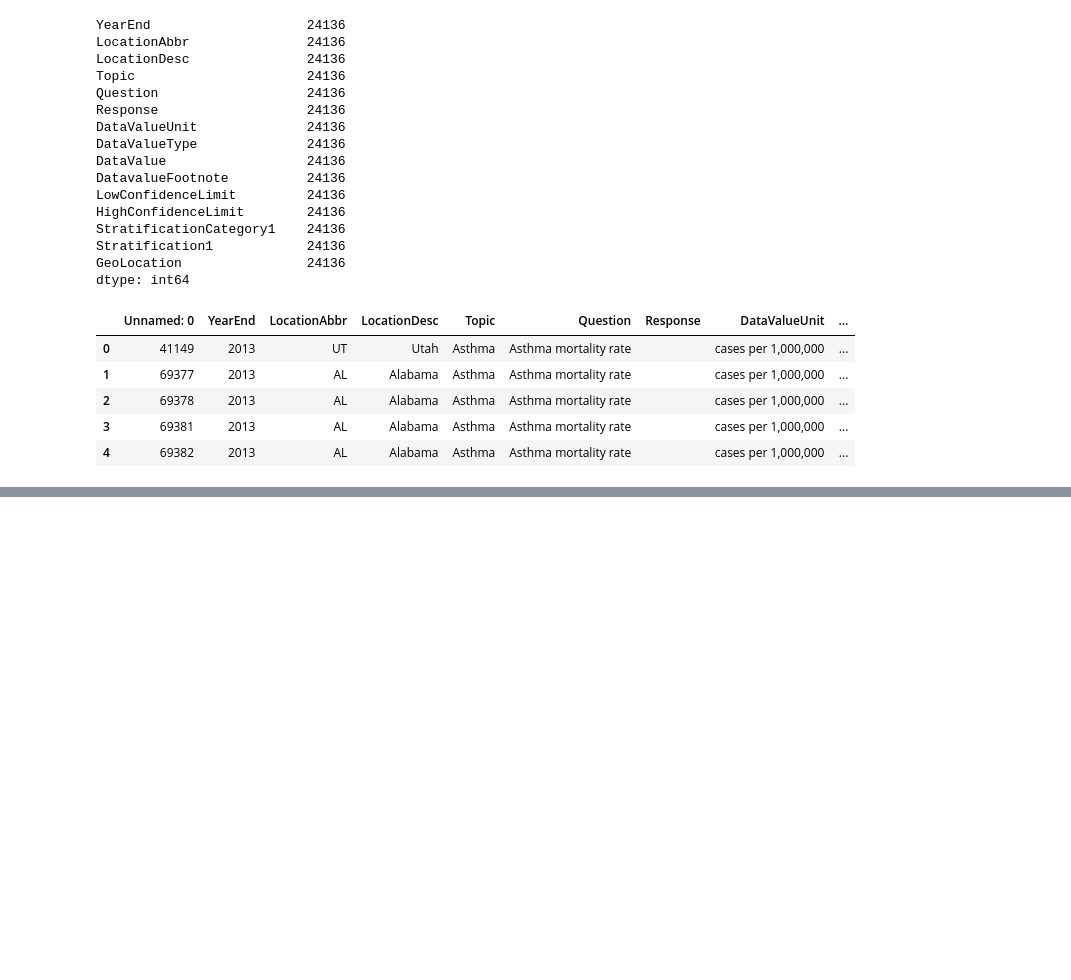
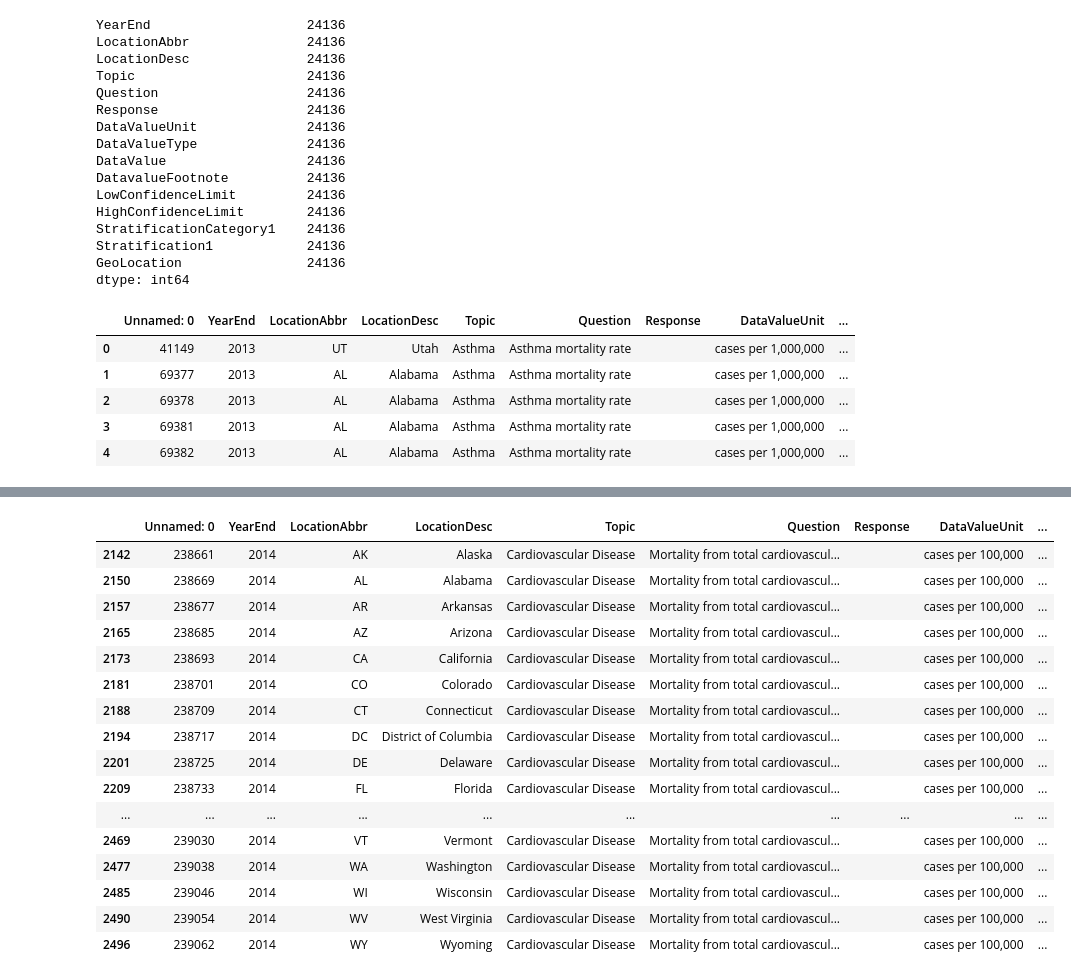
Before and after one commit to ByronIAllen/DataAnalysis_Project1, a Jupyter notebook: Chronic Disease.ipynb, the cells around one changed output, grey strips where cells are left out. Saved outputs shown, nothing was run; the diff lists cells and outputs as text; code cells hidden in the pictures; blank space fills up the shorter version.

```diff
--- a/Chronic Disease.ipynb
+++ b/Chronic Disease.ipynb
@@ -430,0 +491,21 @@ Analyzed_data1.head()
+# %%
+df1 = df[df["Question"]=='Mortality from total cardiovascular diseases']
+df1
+# %% [output]
+|  | Unnamed: 0 | YearEnd | LocationAbbr | LocationDesc | Topic | Question | Response | DataValueUnit | ... |
+| 2142 | 238661 | 2014 | AK | Alaska | Cardiovascular Disease | Mortality from total cardiovascul... |  | cases per 100,000 | ... |
+| 2150 | 238669 | 2014 | AL | Alabama | Cardiovascular Disease | Mortality from total cardiovascul... |  | cases per 100,000 | ... |
+| 2157 | 238677 | 2014 | AR | Arkansas | Cardiovascular Disease | Mortality from total cardiovascul... |  | cases per 100,000 | ... |
+| 2165 | 238685 | 2014 | AZ | Arizona | Cardiovascular Disease | Mortality from total cardiovascul... |  | cases per 100,000 | ... |
+| 2173 | 238693 | 2014 | CA | California | Cardiovascular Disease | Mortality from total cardiovascul... |  | cases per 100,000 | ... |
+| 2181 | 238701 | 2014 | CO | Colorado | Cardiovascular Disease | Mortality from total cardiovascul... |  | cases per 100,000 | ... |
+| 2188 | 238709 | 2014 | CT | Connecticut | Cardiovascular Disease | Mortality from total cardiovascul... |  | cases per 100,000 | ... |
+| 2194 | 238717 | 2014 | DC | District of Columbia | Cardiovascular Disease | Mortality from total cardiovascul... |  | cases per 100,000 | ... |
+| 2201 | 238725 | 2014 | DE | Delaware | Cardiovascular Disease | Mortality from total cardiovascul... |  | cases per 100,000 | ... |
+| 2209 | 238733 | 2014 | FL | Florida | Cardiovascular Disease | Mortality from total cardiovascul... |  | cases per 100,000 | ... |
+| ... | ... | ... | ... | ... | ... | ... | ... | ... | ... |
+| 2469 | 239030 | 2014 | VT | Vermont | Cardiovascular Disease | Mortality from total cardiovascul... |  | cases per 100,000 | ... |
+| 2477 | 239038 | 2014 | WA | Washington | Cardiovascular Disease | Mortality from total cardiovascul... |  | cases per 100,000 | ... |
+| 2485 | 239046 | 2014 | WI | Wisconsin | Cardiovascular Disease | Mortality from total cardiovascul... |  | cases per 100,000 | ... |
+| 2490 | 239054 | 2014 | WV | West Virginia | Cardiovascular Disease | Mortality from total cardiovascul... |  | cases per 100,000 | ... |
+| 2496 | 239062 | 2014 | WY | Wyoming | Cardiovascular Disease | Mortality from total cardiovascul... |  | cases per 100,000 | ... |
```
Also changed, not shown: parts of 18 cells of this notebook, 4 other files.
